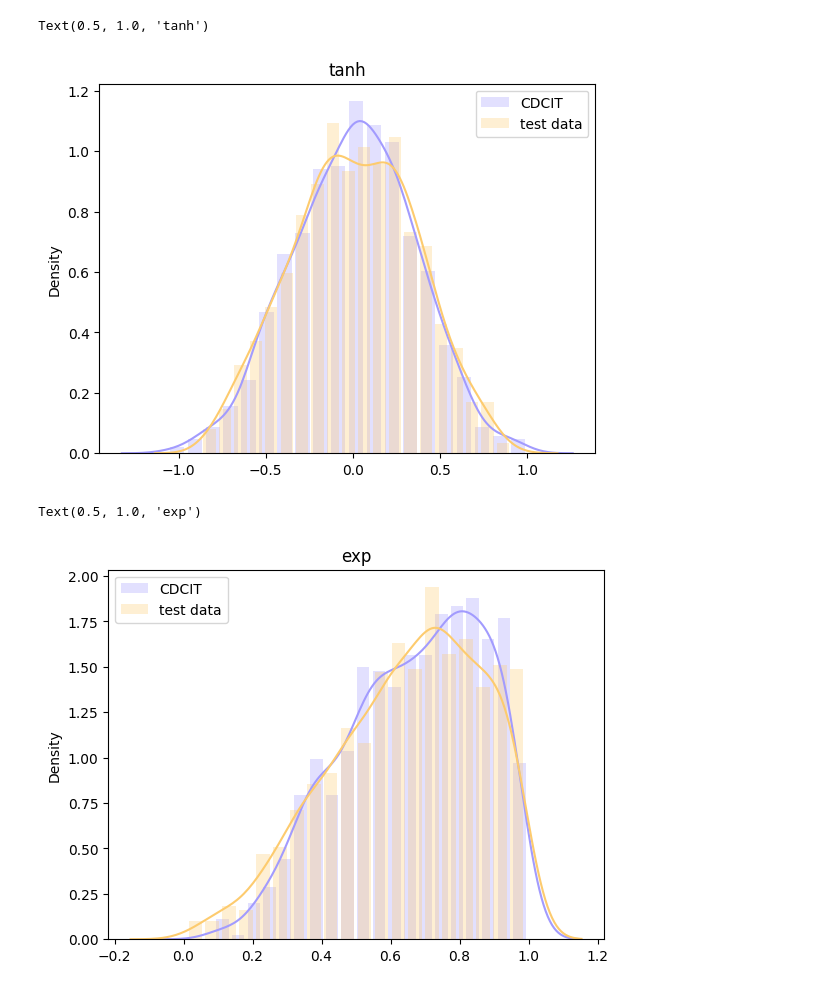
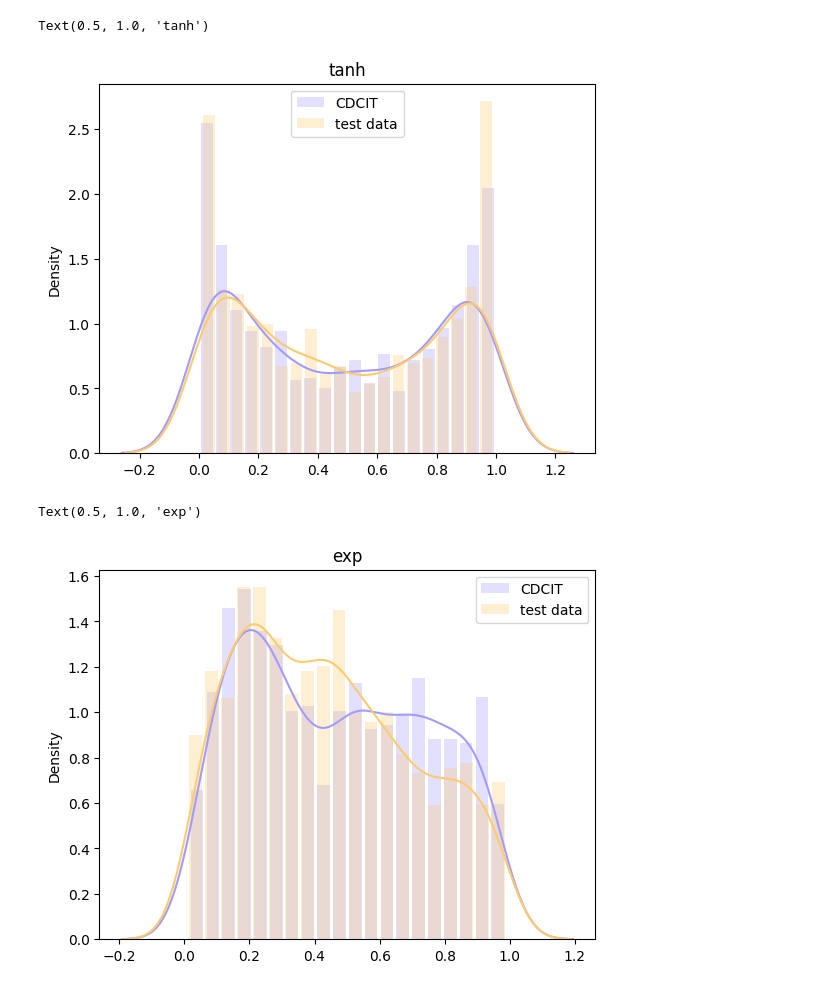
Before and after one commit to Yanfeng-Yang-0316/CDCIT, a Jupyter notebook: display/visualize.ipynb, the cells around one changed output. Drawn from its saved outputs; the diff is of its cells as text; code cells hidden in the pictures.

```diff
--- a/display/visualize.ipynb
+++ b/display/visualize.ipynb
@@ -46,21 +46,21 @@ def data_gen_with_function(n_samples, dim, test_type,func_name=["linear","square
     func1 = funcs[func_name[0]]
     func2 = funcs[func_name[1]]
 
-    x = 0.25 * sampler(size=(n_samples, 1))
-    y = 0.25 * sampler(size=(n_samples, 1))
+    x = 1 * sampler(size=(n_samples, 1))
+    y = 1 * sampler(size=(n_samples, 1))
     z = sampler(size=(n_samples, dim))
     m = np.mean(z, axis=1).reshape(-1, 1)
     x += m
     y += m
-    x, y = func1(x), func2(y)
+#     x, y = func1(x), func2(y)
 
     if test_type:
-        return x, y, z,
+        return func1(x), func2(y), z,
     else:
-        eb = 0.5 * sampler(size=(n_samples, 1))
+        eb = 0.8 * sampler(size=(n_samples, 1))
         x += eb
         y += eb
-        return x, y, z,
+        return func1(x), func2(y), z,
 # %%
 total_x,total_y,total_z,=data_gen_with_function(n_samples=2000,
                                                 dim=10,
@@ -188,10 +188,10 @@ Text(0.5, 1.0, 'cos')
 # %%
 total_x,total_y,total_z,=data_gen_with_function(n_samples=2000,
                                                 dim=10,
-                                                test_type=True,
+                                                test_type=False,
                                                 func_name=["tanh","tanh"],
                                                 noise='gaussian',
-                                                seed=1919)
+                                                seed=514)
 xxx=total_x[:1000,:]
 yyy=total_y[:1000,:]
 zzz=total_z[:1000,:]
@@ -199,6 +199,14 @@ zzz=total_z[:1000,:]
 xxx_crt=total_x[1000:,:]
 yyy_crt=total_y[1000:,:]
 zzz_crt=total_z[1000:,:]
+# the tanh function has constrain (the generated samples have to >=-1 and <=1), so use this transform
+
+xxx = tranform((normalize(xxx)+0.01)/1.02)
+yyy = tranform((normalize(yyy)+0.01)/1.02)
+zzz = tranform((normalize(zzz)+0.01)/1.02)
+xxx_crt = tranform((normalize(xxx_crt)+0.01)/1.02)
+yyy_crt = tranform((normalize(yyy_crt)+0.01)/1.02)
+zzz_crt = tranform((normalize(zzz_crt)+0.01)/1.02)
 
 
 _,samples=perform_diffusion_crt(xxx, yyy, zzz, xxx_crt, yyy_crt, zzz_crt,
@@ -206,12 +214,12 @@ _,samples=perform_diffusion_crt(xxx, yyy, zzz, xxx_crt, yyy_crt, zzz_crt,
                             verbose=False, seed=777, stat='cmi',sampling_model='ddpm',return_samples=True)
 
 
-sns.distplot((samples.view(-1).detach().cpu().numpy()),
+sns.distplot(re_transform(samples.view(-1).detach().cpu().numpy()),
              hist=True,
              bins=20,
              hist_kws={"histtype": "barstacked", "rwidth":0.8, "linewidth": 0.5,"alpha": 0.3},
              color = '#a29bfe', label = 'CDCIT')
-sns.distplot((xxx).reshape(-1),
+sns.distplot(re_transform(xxx).reshape(-1),
              hist=True,
              bins=20,
              hist_kws={"histtype": "barstacked", "rwidth":0.8, "linewidth": 0.5,"alpha": 0.3},
@@ -220,11 +228,11 @@ plt.legend()
 plt.title('tanh')
 # %% [output]
 Text(0.5, 1.0, 'tanh')
-[figure, old version]
+[figure, new version]
 # %%
 total_x,total_y,total_z,=data_gen_with_function(n_samples=2000,
                                                 dim=10,
-                                                test_type=True,
+                                                test_type=False,
                                                 func_name=["exp","exp"],
                                                 noise='gaussian',
                                                 seed=810)
@@ -234,31 +242,32 @@ zzz=total_z[:1000,:]
 
 xxx_crt=total_x[1000:,:]
 yyy_crt=total_y[1000:,:]
 zzz_crt=total_z[1000:,:]
+# the exp function has constrain (the generated samples have to >=0), so use this transform
 
 xxx = tranform((normalize(xxx)+0.01)/1.02)
 yyy = tranform((normalize(yyy)+0.01)/1.02)
 zzz = tranform((normalize(zzz)+0.01)/1.02)
 xxx_crt = tranform((normalize(xxx_crt)+0.01)/1.02)
 yyy_crt = tranform((normalize(yyy_crt)+0.01)/1.02)
 zzz_crt = tranform((normalize(zzz_crt)+0.01)/1.02)
 
 
 _,samples=perform_diffusion_crt(xxx, yyy, zzz, xxx_crt, yyy_crt, zzz_crt,
                             repeat=1, device=torch.device('cuda'),
                             verbose=False, seed=777, stat='cmi',sampling_model='ddpm',return_samples=True)
 sns.distplot(re_transform(samples.view(-1).detach().cpu().numpy()),
              hist=True,
              bins=20,
              hist_kws={"histtype": "barstacked", "rwidth":0.8, "linewidth": 0.5,"alpha": 0.3},
              color = '#a29bfe', label = 'CDCIT')
 sns.distplot(re_transform(xxx).reshape(-1),
              hist=True,
              bins=20,
              hist_kws={"histtype": "barstacked", "rwidth":0.8, "linewidth": 0.5,"alpha": 0.3},
              color = '#fdcb6e', label = 'test data')
 plt.legend()
 plt.title('exp')
 # %% [output]
 Text(0.5, 1.0, 'exp')
-[figure, old version]
+[figure, new version]
```
Also changed, not shown: parts of 3 cells of this notebook, 5 other files.
